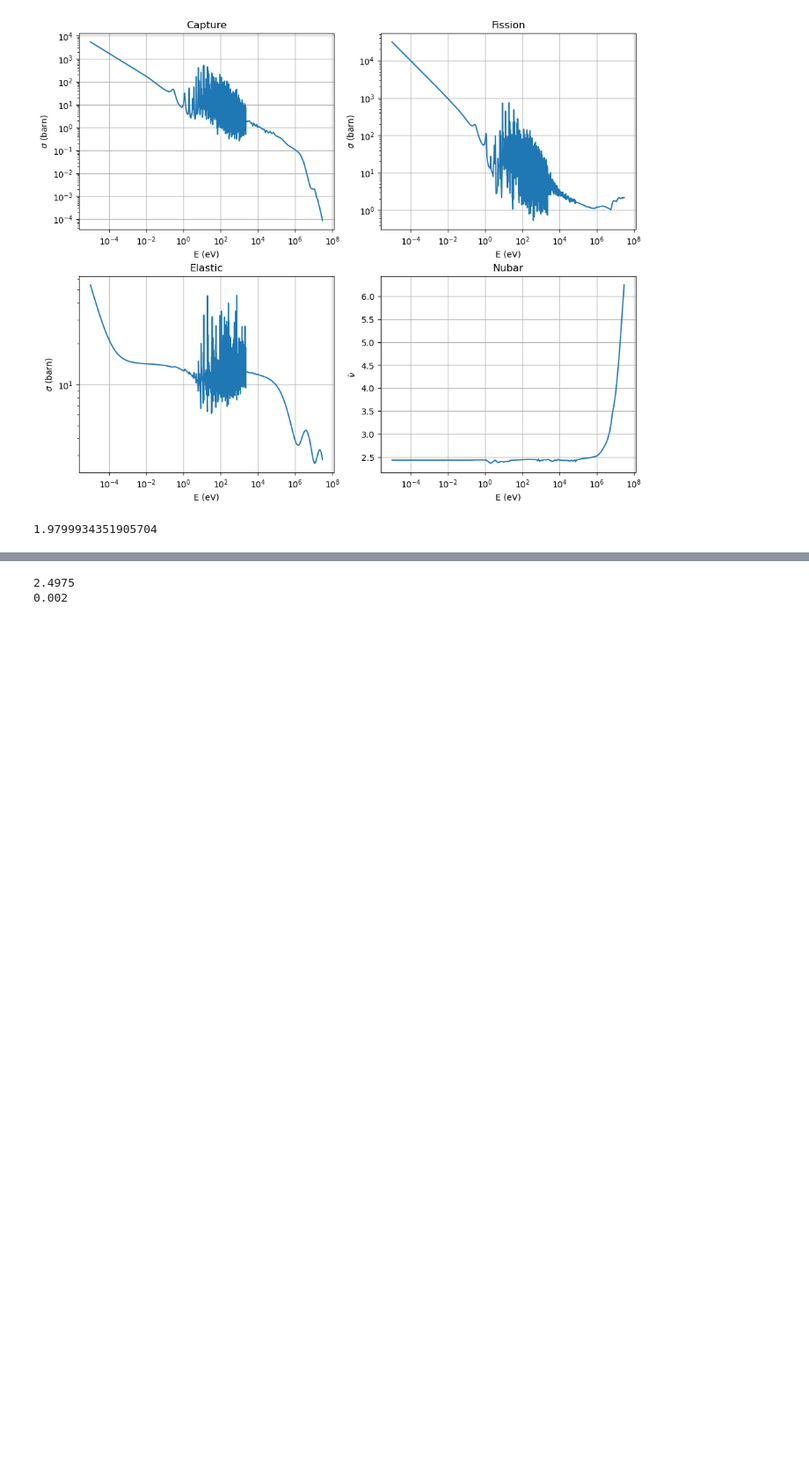
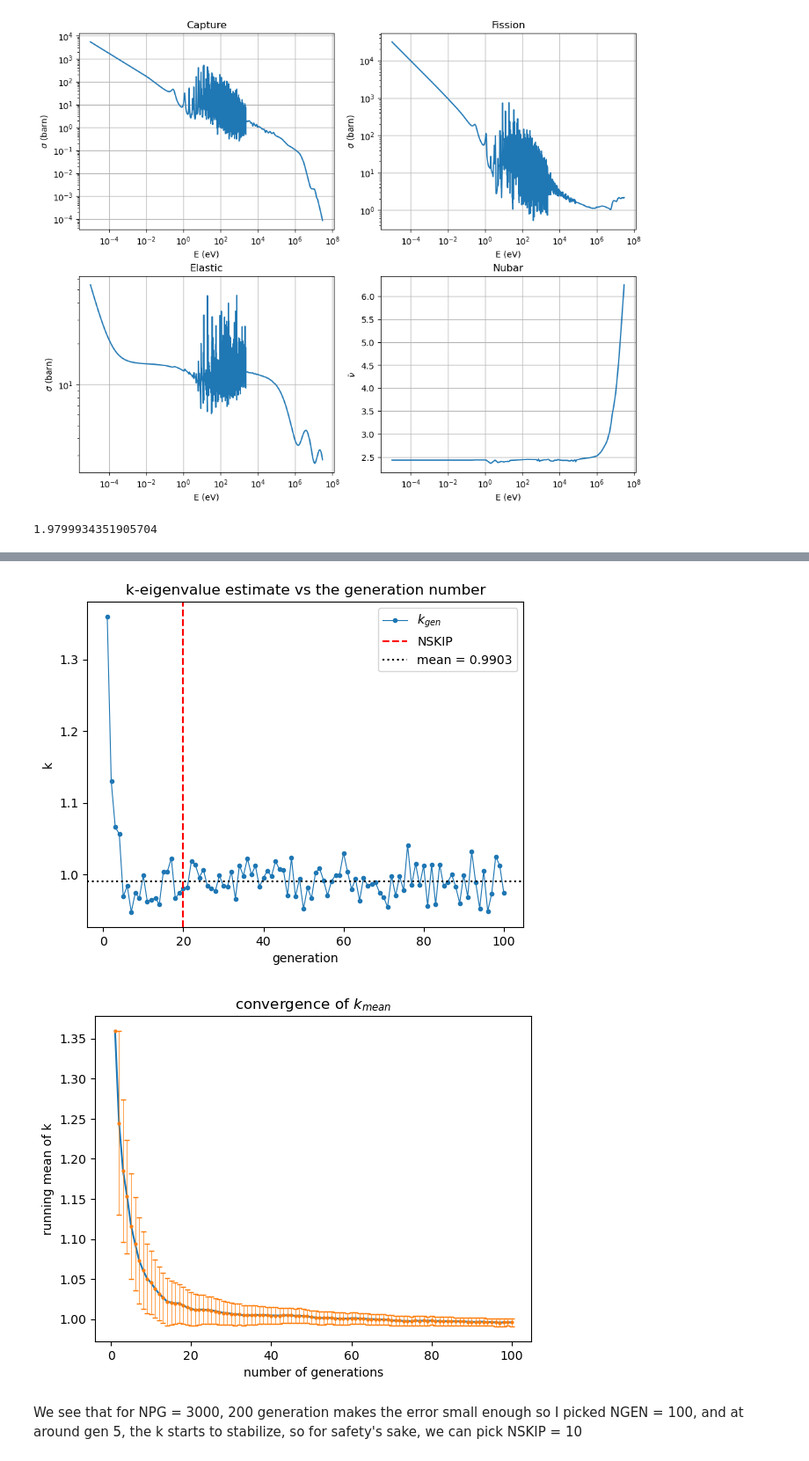
Before and after one commit to Ben0-0/IAEA_Reactor-Physics, a Jupyter notebook: HomeAssignments/HA2/HA2-2.ipynb, the cells around one changed output, grey strips where cells are left out. Shown at 88% size. Drawn from its saved outputs; the diff is of its cells as text; code cells hidden in the pictures; blank space fills up the shorter version.

Commit message:
finished run function and plotted k mean upto a certain generation and k at each generation as well as the k mean vs. R

```diff
--- a/HomeAssignments/HA2/HA2-2.ipynb
+++ b/HomeAssignments/HA2/HA2-2.ipynb
@@ -174,7 +174,7 @@ def track_generation(src_pos, R, rng):
 # we can do this because we're just examining neutron generations, even if the neutrons that were fissioned and created nubar neutrons
 # while there were still other neutrons of the same generation who elastic scattered, the time delay doesn't matter because it's still generation 0 so it's not of our interest
 
-def run(R,NGEN,NPG,NSKIP):
+def run(R, NGEN, NPG, NSKIP, seed = None, return_all = False):
     """Function to perform a criticality calculation in a U-235 sphere.
 
     Parameters
@@ -195,7 +195,20 @@ def run(R,NGEN,NPG,NSKIP):
     kstd : float
         The standard deviation of the estimated k-eigenvalue
     """
-    return keff, kstd
+    rng = np.random.default_rng(seed)
+    src = np.zeros((NPG,3))
+    ks = np.zeros(NGEN)
+    for i in range(NGEN):
+        bank = track_generation(src, R, rng)
+        ks[i] = len(bank)/NPG
+        if len(bank)>0:
+            src = bank[rng.integers(len(bank), size = NPG)] # after NSKIP generation, the distribution of neutrons reaches an equilibrium state, which means the pos of neutrons can be whatever, as long as it follows that distribution
+            # TLDR; the distribution of neutrons "bão hòa" after a long time (hence NSKIP)
+        else: src = np.zeros((NPG,3))
+    active_gen = ks[NSKIP:]
+    keff = active_gen.mean()
+    kstd = active_gen.std(ddof = 1)/np.sqrt(len(active_gen))
+    return (keff, kstd, ks) if return_all else (keff, kstd)
 
 capture = sig_extract('U235_capture.txt')
 elastic = sig_extract('U235_elastic.txt')
@@ -266,10 +279,30 @@ print(E_new.min()/alpha, E_new.max())
-# %%
-rng = np.random.default_rng(1)
-NPG = 2000
-src = np.zeros((NPG, 3))
-
-print(len(track_generation(src, 1000.0, rng)) / NPG)   # huge R: should be ~2.3-2.5
-print(len(track_generation(src, 0.01, rng)) / NPG)     # tiny R: should be ~0
-# %% [output]
-2.4975
-0.002
+# %%
+keff, kste, ks = run(8.0, 100, 3000, 10, seed = 1, return_all = True)
+gen = np.arange(1, len(ks)+1)
+
+# Plot of k at the ith generation
+plt.figure()
+plt.plot(gen, ks, "o-", ms=3, lw=0.8, label="$k_{gen}$")
+plt.axvline(20, color="r", ls="--", label="NSKIP")
+plt.axhline(keff, color="k", ls=":", label=f"mean = {keff:.4f}")
+plt.xlabel("generation")
+plt.ylabel("k")
+plt.title("k-eigenvalue estimate vs the generation number")
+plt.legend()
+
+
+# Plot of k-mean upto the ith generation
+running_mean = np.cumsum(ks) / gen
+running_err = np.array([ks[:g].std(ddof=1) / np.sqrt(g) if g > 1 else np.nan for g in gen])
+plt.figure()
+plt.plot(gen, running_mean)
+plt.title("convergence of $k_{mean}$")
+plt.xlabel("number of generations")
+plt.ylabel("running mean of k")
+plt.errorbar(gen, running_mean, yerr=running_err, fmt="o", ms=2, capsize=2, elinewidth=0.5)
+plt.show()
+# %% [output]
+[figure, added]
+[figure, added]
+# %% [markdown]
+We see that for NPG = 3000, 200 generation makes the error small enough so I picked NGEN = 100, and at around gen 5, the k starts to stabilize, so for safety's sake, we can pick NSKIP = 10
```
Also changed, not shown: parts of 5 cells of this notebook.
